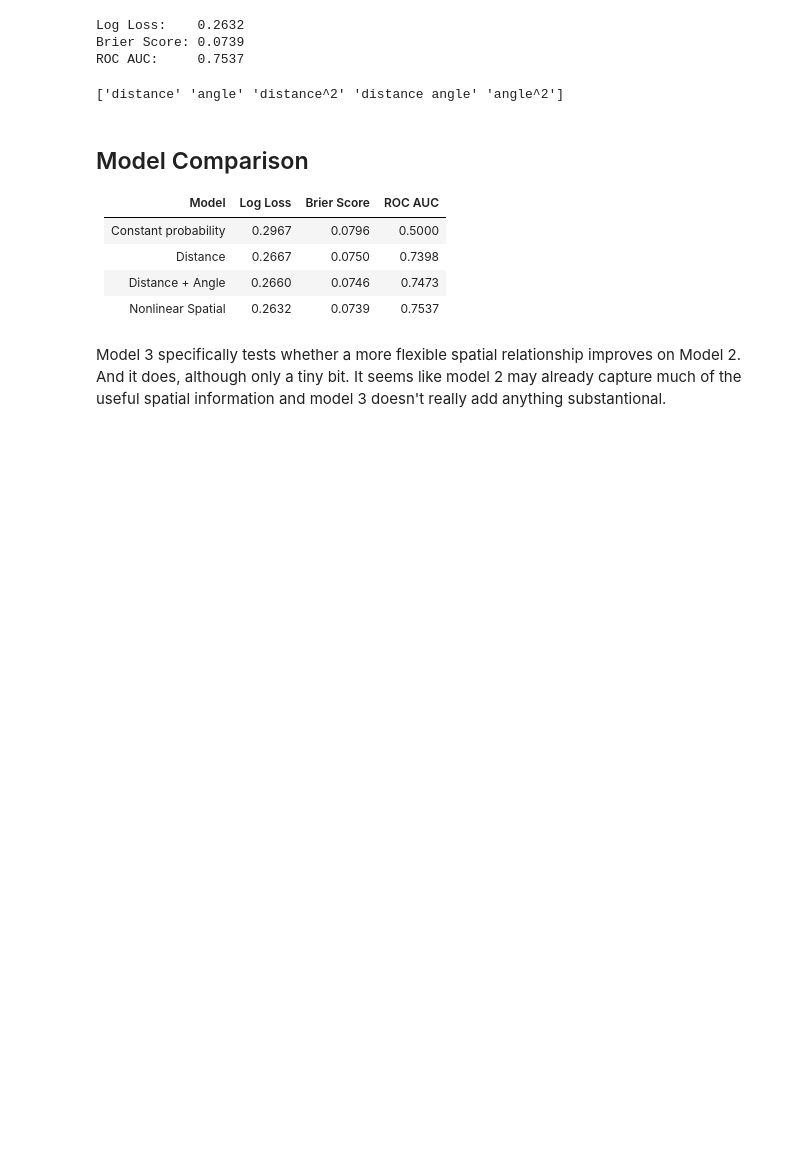
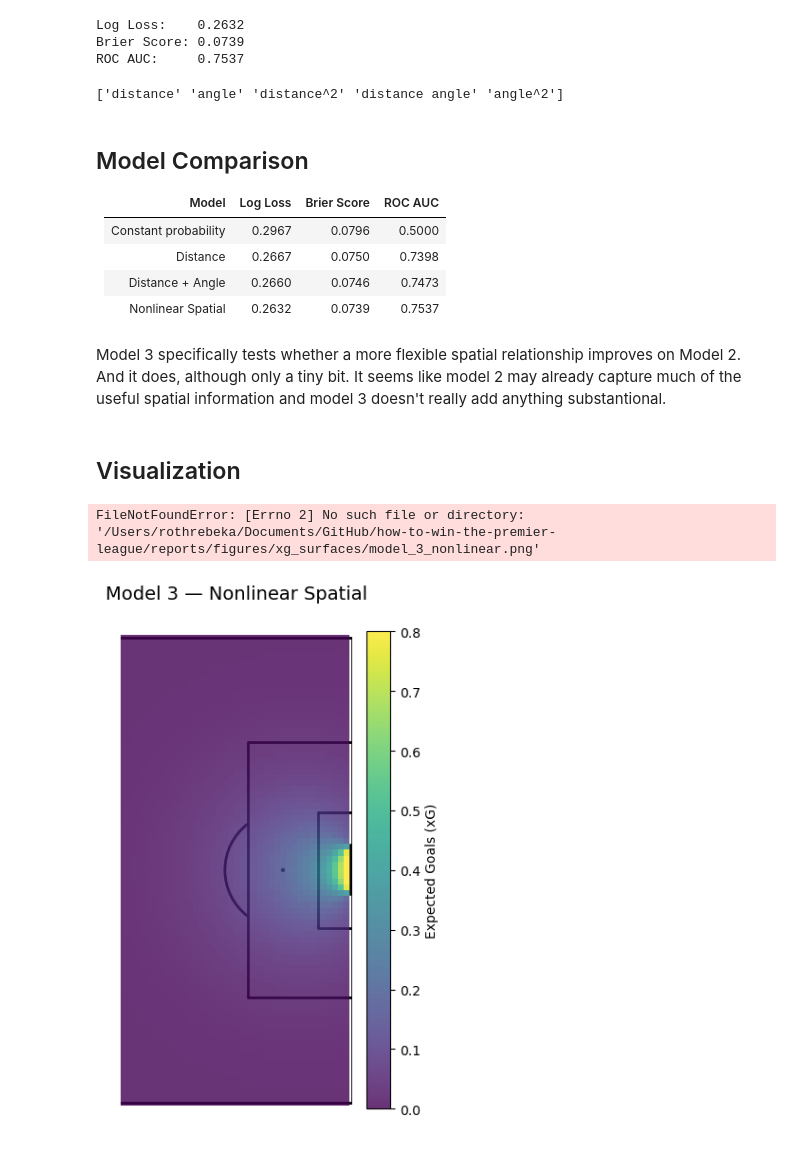
Before and after one commit to rebekaroth/how-to-win-the-premier-league, a Jupyter notebook: notebooks/01_expected_goals/03_nonlinear_spatial.ipynb, the cells around one changed output. Drawn from its saved outputs; the diff is of its cells as text; code cells hidden in the pictures; blank space fills up the shorter version.

```diff
--- a/notebooks/01_expected_goals/03_nonlinear_spatial.ipynb
+++ b/notebooks/01_expected_goals/03_nonlinear_spatial.ipynb
@@ -147,3 +148,49 @@ print(poly.get_feature_names_out(["distance", "angle"]))
 | Nonlinear Spatial | 0.2632 | 0.0739 | 0.7537 |
 # %% [markdown]
 Model 3 specifically tests whether a more flexible spatial relationship improves on Model 2. And it does, although only a tiny bit. It seems like model 2 may already capture much of the useful spatial information and model 3 doesn't really add anything substantional.
+# %% [markdown]
+## Visualization
+# %%
+def predict_nonlinear_xg(x, y):
+
+    distance = np.sqrt(
+        (120 - x)**2 +
+        (40 - y)**2
+    )
+
+    shot_locations = np.column_stack((x, y))
+
+    goalpost_near = np.array([120, 36])
+    goalpost_far = np.array([120, 44])
+
+    vector_a = goalpost_near - shot_locations
+    vector_b = goalpost_far - shot_locations
+
+    dot_product = np.sum(vector_a * vector_b, axis=1)
+
+    magnitude_a = np.linalg.norm(vector_a, axis=1)
+    magnitude_b = np.linalg.norm(vector_b, axis=1)
+
+    cos_angle = dot_product / (
+        magnitude_a * magnitude_b
+    )
+
+    cos_angle = np.clip(cos_angle, -1, 1)
+
+    angle = np.arccos(cos_angle)
+
+    X = pd.DataFrame({
+        "distance": distance,
+        "angle": angle
+    })
+
+    return model_nonlinear.predict_proba(X)[:, 1]
+# %%
+fig, ax = plot_xg_surface(
+    predict_nonlinear_xg,
+    title="Model 3 — Nonlinear Spatial",
+    save_path="../../reports/figures/xg_surfaces/model_3_nonlinear.png"
+)
+# %% [output]
+FileNotFoundError: [Errno 2] No such file or directory: '/Users/rothrebeka/Documents/GitHub/how-to-win-the-premier-league/reports/figures/xg_surfaces/model_3_nonlinear.png'
+[figure, added]
```
Also changed, not shown: parts of 1 cell of this notebook, 5 other files.
